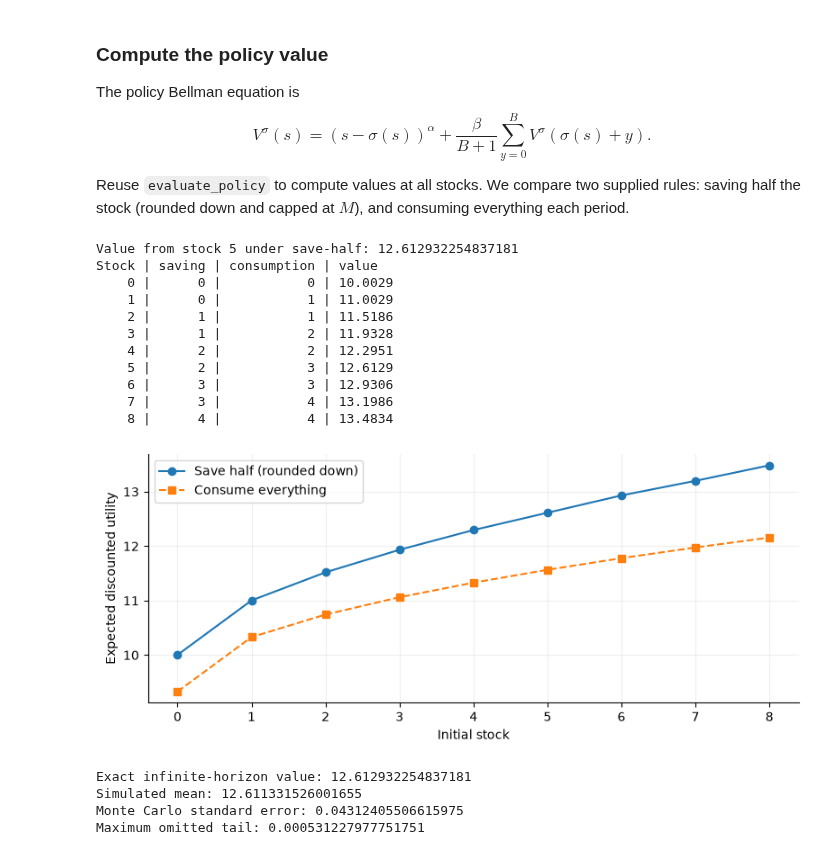
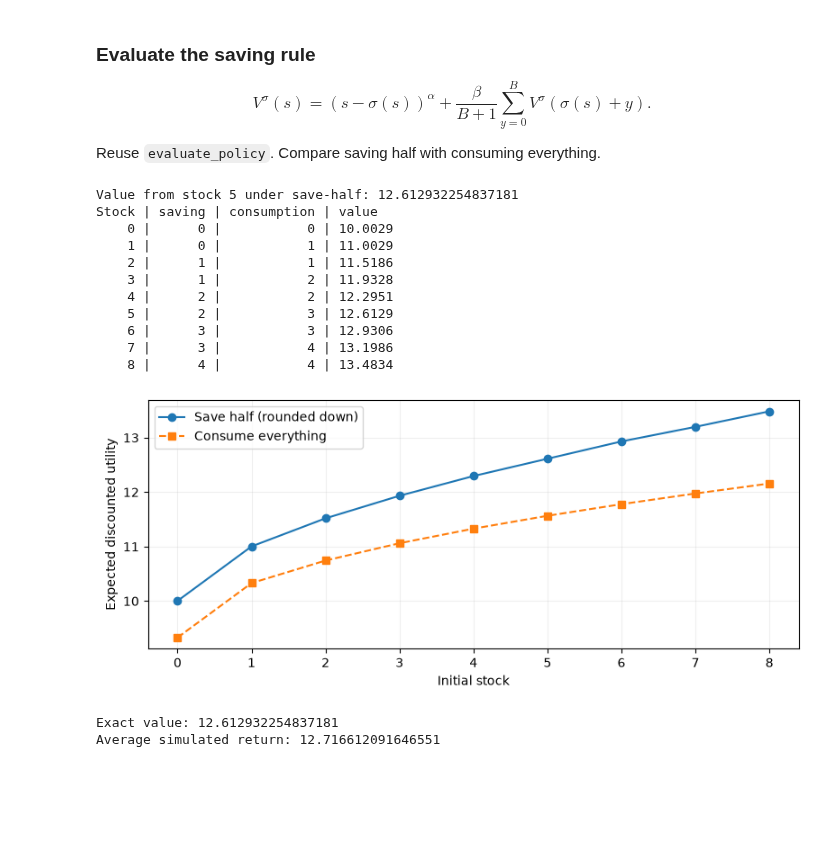
Before and after one commit to YaolangZhong/U_Tokyo_Comp_Econ_Course, a Jupyter notebook: weeks/week_02/lab/starter/value_functions.ipynb, the cells around one changed output. Saved outputs shown, nothing was run; the diff lists cells and outputs as text; code cells hidden in the pictures; blank space fills up the shorter version.

```diff
--- a/weeks/week_02/lab/starter/value_functions.ipynb
+++ b/weeks/week_02/lab/starter/value_functions.ipynb
@@ -253,36 +223,36 @@ This extends Lab 1's cake problem with new income. The policy $\sigma(s)$ now re
 # %%
 class ConsumptionSavingModel:
     def __init__(self, M=5, B=3, alpha=0.5, beta=0.9):
-        if (not isinstance(M, (int, np.integer)) or M < 0
-                or not isinstance(B, (int, np.integer)) or B < 0
-                or not 0 < alpha < 1 or not 0 < beta < 1):
-            raise ValueError("Use nonnegative integer M and B, and alpha/beta in (0, 1).")
-        self.M, self.B = int(M), int(B)
-        self.alpha, self.beta = float(alpha), float(beta)
-        self.states = np.arange(self.M + self.B + 1)
-        self.incomes = np.arange(self.B + 1)
-        self.q = np.full(self.B + 1, 1 / (self.B + 1))
+        # M and B count whole units of goods.
+        assert M >= 0 and B >= 0, "Use nonnegative M and B."
+        assert 0 < alpha < 1 and 0 < beta < 1, "Keep alpha and beta between 0 and 1."
+        self.M = M
+        self.B = B
+        self.alpha = alpha
+        self.beta = beta
+        self.states = np.arange(M + B + 1)
+        self.incomes = np.arange(B + 1)
+        self.q = np.ones(B + 1) / (B + 1)  # Equal income probabilities.
 
     def actions(self, state):
-        if not isinstance(state, (int, np.integer)) or state not in range(len(self.states)):
-            raise ValueError("Invalid stock.")
         return np.arange(min(state, self.M) + 1)
 
     def reward(self, state, action):
-        if not isinstance(action, (int, np.integer)) or action not in self.actions(state):
-            raise ValueError("Saving must be a feasible whole number of units.")
-        return float((state - action)**self.alpha)
+        assert action in self.actions(state), "Saving must be feasible."
+        consumption = state - action
+        return consumption ** self.alpha
 
     def transition_probabilities(self, state, action):
-        self.reward(state, action)  # Also check the saving constraint.
         p = np.zeros(len(self.states))
+        # Saving a gives next stocks a, a+1, ..., a+B.
+        # A slice includes its start but excludes its stop, hence the +1.
         p[action:action + self.B + 1] = self.q
         return p
 
     def step(self, state, action, rng):
         reward = self.reward(state, action)
         p = self.transition_probabilities(state, action)
-        next_state = int(rng.choice(len(self.states), p=p))
+        next_state = rng.choice(len(self.states), p=p)
         return next_state, reward
 
     def simulate(self, policy, initial_state, periods, seed=7):
@@ -336,49 +296,49 @@ plt.show()
 # %% [markdown]
-### Compute the policy value
+### Evaluate the saving rule
 
-The policy Bellman equation is
 $$V^\sigma(s)=(s-\sigma(s))^\alpha+
 \frac{\beta}{B+1}\sum_{y=0}^B V^\sigma(\sigma(s)+y).$$
 
-Reuse `evaluate_policy` to compute values at all stocks. We compare two supplied rules: saving half the stock (rounded down and capped at $M$), and consuming everything each period.
+Reuse `evaluate_policy`. Compare saving half with consuming everything.
 # %%
 V_saving, P_saving, mu_saving = evaluate_policy(savings, save_half)
-V_consume, _, _ = evaluate_policy(savings, lambda state: 0)
+def consume_all(state):
+    return 0  # Save nothing.
+
+
+V_consume, _, _ = evaluate_policy(savings, consume_all)
 print("Value from stock 5 under save-half:", V_saving[saving_start])
 print("Stock | saving | consumption | value")
+# Each entry V_saving[state] is the value from that initial stock.
 for state in savings.states:
     action = save_half(state)
     print(f"{state:5d} | {action:6d} | {state - action:11d} | {V_saving[state]:.4f}")
 
 fig, ax = plt.subplots()
 ax.plot(savings.states, V_saving, "o-", label="Save half (rounded down)")
 ax.plot(savings.states, V_consume, "s--", label="Consume everything")
 ax.set(xlabel="Initial stock", ylabel="Expected discounted utility")
 ax.legend()
 ax.grid(alpha=0.2)
 plt.tight_layout()
 plt.show()
 # %% [output]
 Value from stock 5 under save-half: 12.612932254837181
 Stock | saving | consumption | value
     0 |      0 |           0 | 10.0029
     1 |      0 |           1 | 11.0029
     2 |      1 |           1 | 11.5186
     3 |      1 |           2 | 11.9328
     4 |      2 |           2 | 12.2951
     5 |      2 |           3 | 12.6129
     6 |      3 |           3 | 12.9306
     7 |      3 |           4 | 13.1986
     8 |      4 |           4 | 13.4834
-[figure, old version]
+[figure, new version]
 # %%
-saving_estimate = estimate_value(savings, save_half, saving_start, seed=22)
-print("Exact infinite-horizon value:", V_saving[saving_start])
-print("Simulated mean:", saving_estimate["mean"])
-print("Monte Carlo standard error:", saving_estimate["standard_error"])
-print("Maximum omitted tail:", saving_estimate["tail_bound"])
+saving_returns = simulate_returns(savings, save_half, saving_start)
+print("Exact value:", V_saving[saving_start])
+print("Average simulated return:", saving_returns.mean())
 # %% [output]
-Exact infinite-horizon value: 12.612932254837181
-Simulated mean: 12.611331526001655
-Monte Carlo standard error: 0.04312405506615975
-Maximum omitted tail: 0.000531227977751751
+Exact value: 12.612932254837181
+Average simulated return: 12.716612091646551
```
Also changed, not shown: parts of 23 cells of this notebook, 2 other files.
